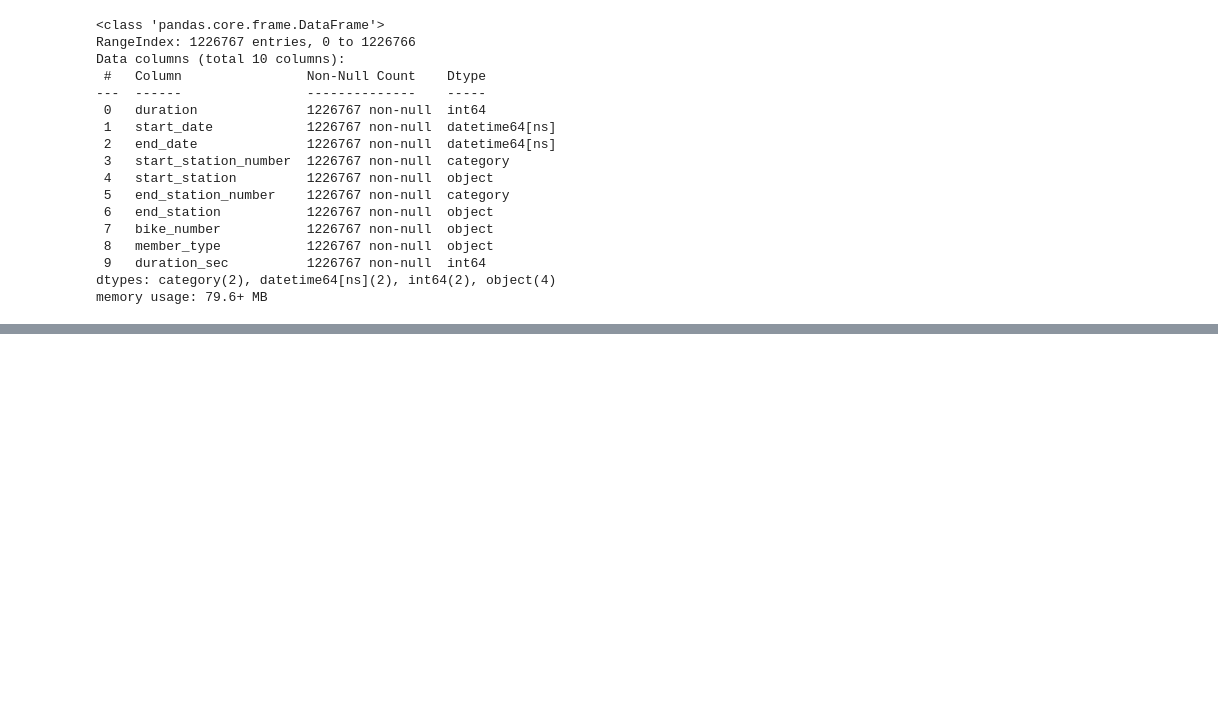
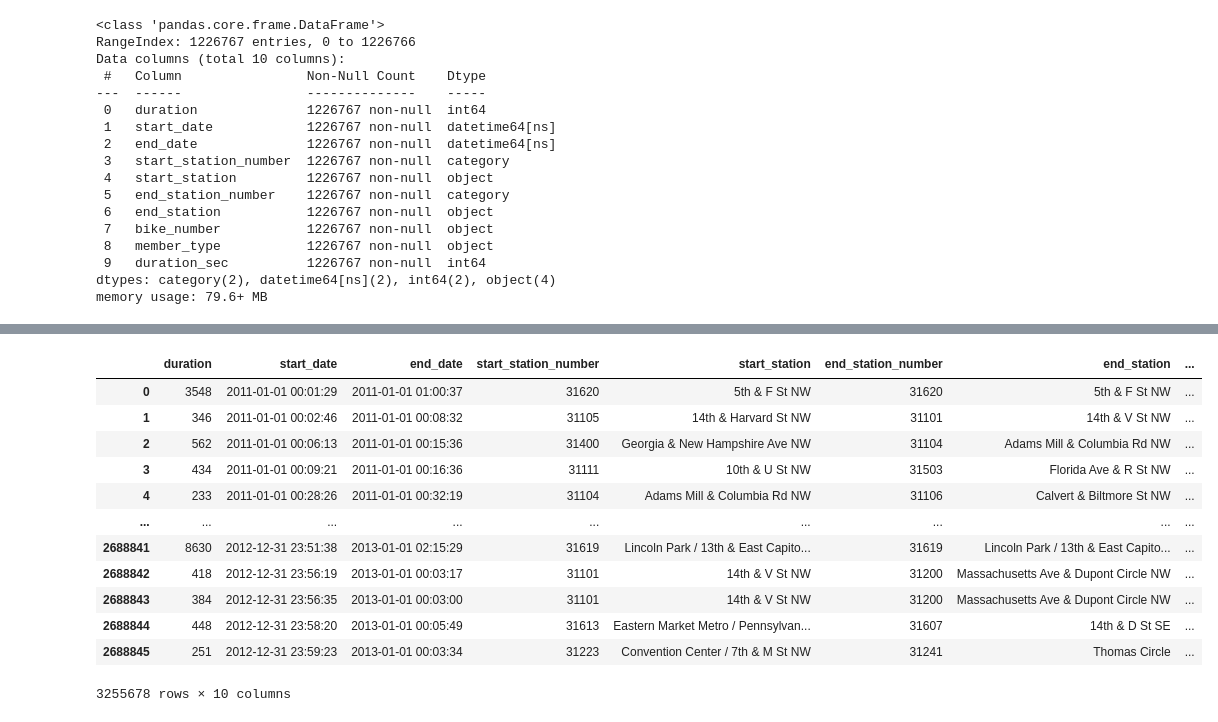
Before and after one commit to cdb8675309/Project3_Sprint-2, a Jupyter notebook: P3_S2.ipynb, the cells around one changed output, grey strips where cells are left out. Saved outputs shown, nothing was run; the diff lists cells and outputs as text; code cells hidden in the pictures; blank space fills up the shorter version.

```diff
--- a/P3_S2.ipynb
+++ b/P3_S2.ipynb
@@ -439,0 +468,17 @@ memory usage: 79.6+ MB
+# %%
+combi_td1112.sort_values(by='start_date', inplace = True)
+combi_td1112
+# %% [output]
+|  | duration | start_date | end_date | start_station_number | start_station | end_station_number | end_station | ... |
+| 0 | 3548 | 2011-01-01 00:01:29 | 2011-01-01 01:00:37 | 31620 | 5th & F St NW | 31620 | 5th & F St NW | ... |
+| 1 | 346 | 2011-01-01 00:02:46 | 2011-01-01 00:08:32 | 31105 | 14th & Harvard St NW | 31101 | 14th & V St NW | ... |
+| 2 | 562 | 2011-01-01 00:06:13 | 2011-01-01 00:15:36 | 31400 | Georgia & New Hampshire Ave NW | 31104 | Adams Mill & Columbia Rd NW | ... |
+| 3 | 434 | 2011-01-01 00:09:21 | 2011-01-01 00:16:36 | 31111 | 10th & U St NW | 31503 | Florida Ave & R St NW | ... |
+| 4 | 233 | 2011-01-01 00:28:26 | 2011-01-01 00:32:19 | 31104 | Adams Mill & Columbia Rd NW | 31106 | Calvert & Biltmore St NW | ... |
+| ... | ... | ... | ... | ... | ... | ... | ... | ... |
+| 2688841 | 8630 | 2012-12-31 23:51:38 | 2013-01-01 02:15:29 | 31619 | Lincoln Park / 13th & East Capito... | 31619 | Lincoln Park / 13th & East Capito... | ... |
+| 2688842 | 418 | 2012-12-31 23:56:19 | 2013-01-01 00:03:17 | 31101 | 14th & V St NW | 31200 | Massachusetts Ave & Dupont Circle NW | ... |
+| 2688843 | 384 | 2012-12-31 23:56:35 | 2013-01-01 00:03:00 | 31101 | 14th & V St NW | 31200 | Massachusetts Ave & Dupont Circle NW | ... |
+| 2688844 | 448 | 2012-12-31 23:58:20 | 2013-01-01 00:05:49 | 31613 | Eastern Market Metro / Pennsylvan... | 31607 | 14th & D St SE | ... |
+| 2688845 | 251 | 2012-12-31 23:59:23 | 2013-01-01 00:03:34 | 31223 | Convention Center / 7th & M St NW | 31241 | Thomas Circle | ... |
+3255678 rows × 10 columns
```
Also changed, not shown: parts of 7 cells of this notebook.
